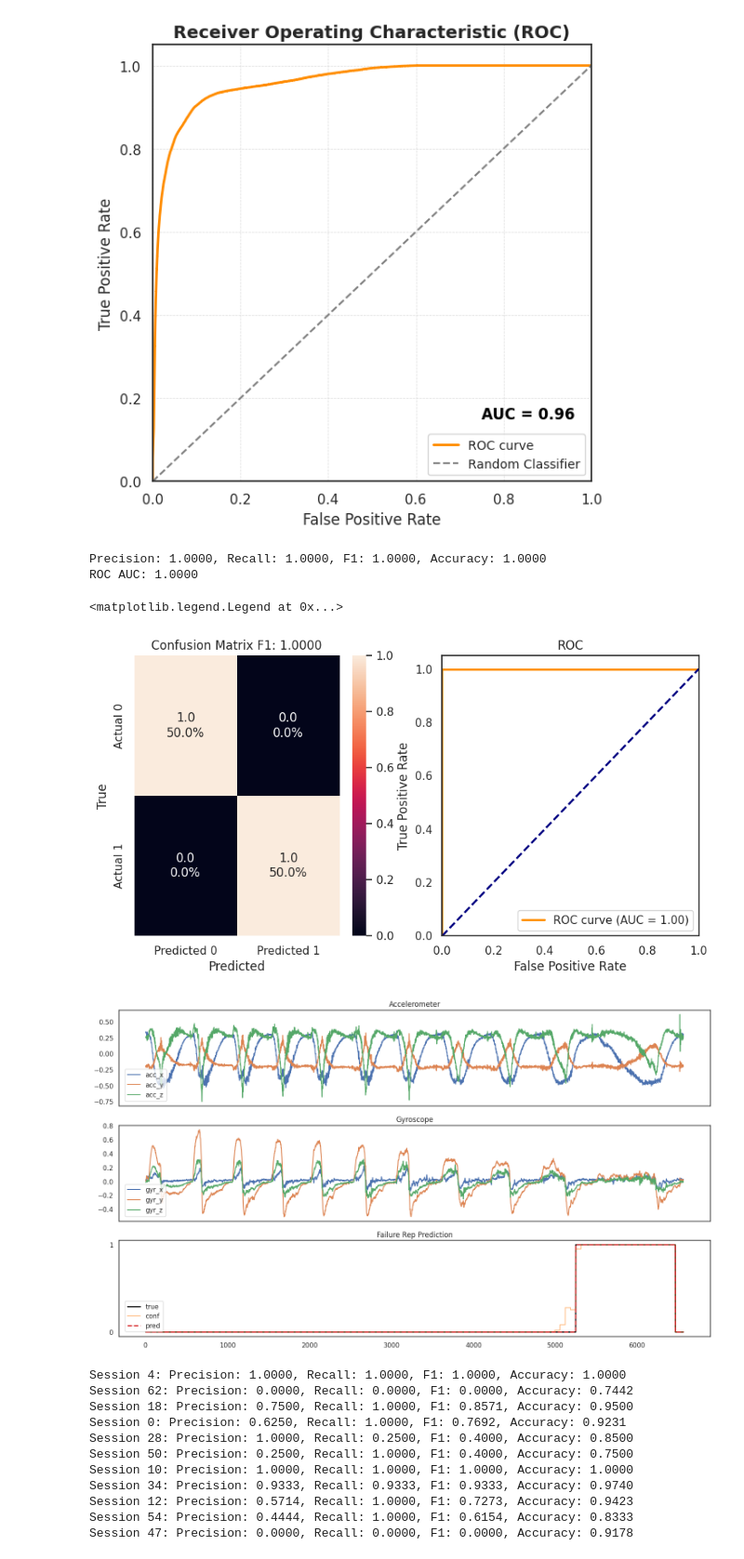
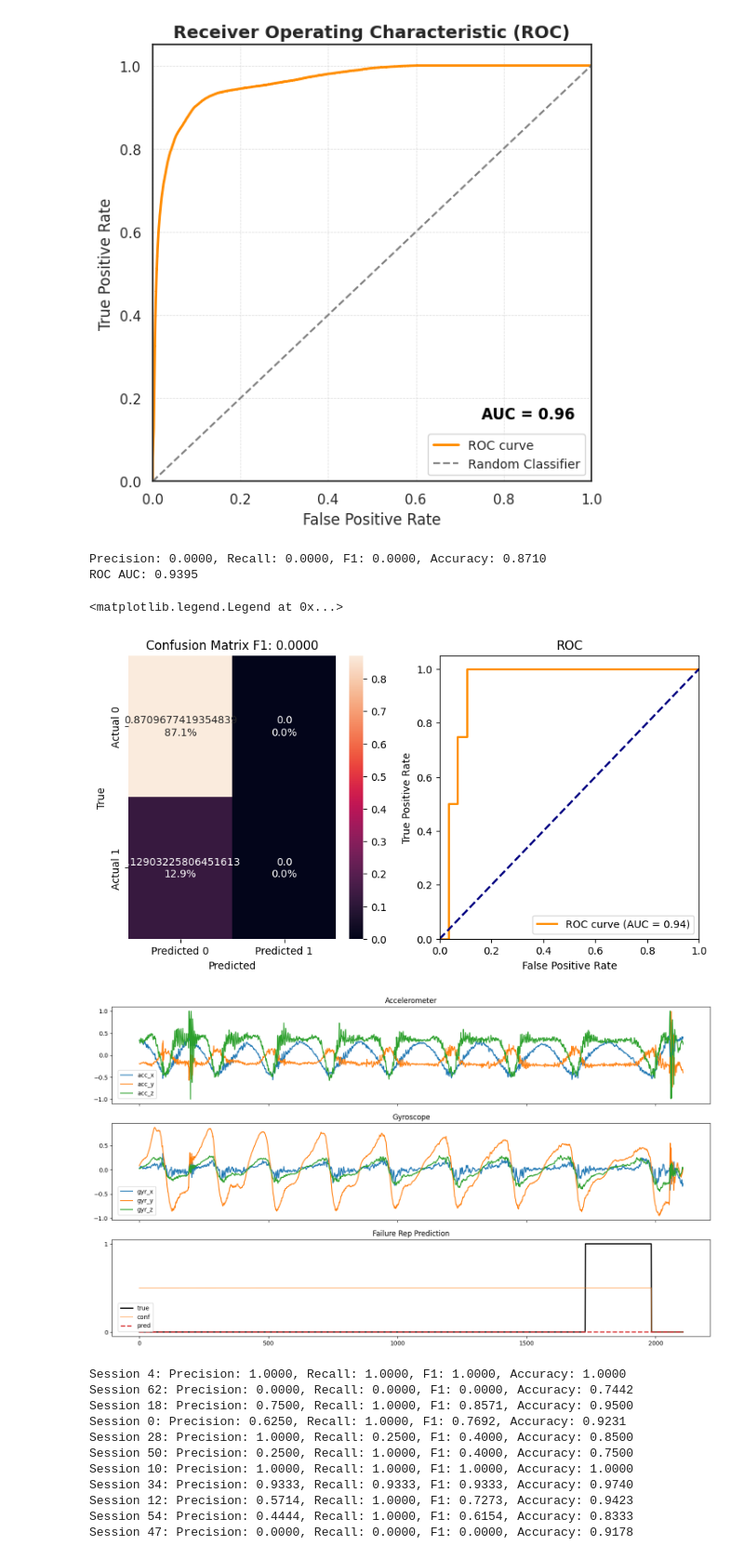
Before and after one commit to Musa-Azeem/AI-hypertrophy-coach, a Jupyter notebook: ml-notebooks/temporal.ipynb, the cells around one changed output. Shown at 93% size. Saved outputs shown, nothing was run; the diff lists cells and outputs as text; code cells hidden in the pictures.

```diff
--- a/ml-notebooks/temporal.ipynb
+++ b/ml-notebooks/temporal.ipynb
@@ -970,7 +970,7 @@ def evaluate_real_time(session_id, interval=64):
 
     return ypreds, ys, confs, precision, recall, f1, accuracy, cm
 # %%
-session_id = val_ids[6]
+session_id = val_ids[0]
 session = df[df['session_id'] == session_id]
 session_dataset = IMUDatasetSimple(session, winsize, LSTM_stride, transform=None, aug=False)
 interval = LSTM_stride
@@ -1018,37 +1018,37 @@ axes[1].set_ylim([0.0, 1.05])
 axes[1].set_xlabel('False Positive Rate')
 axes[1].set_ylabel('True Positive Rate')
 axes[1].set_title('ROC')
 axes[1].legend(loc="lower right")
 
 fig, axes = plt.subplots(3,1, sharex=True, figsize=(18,10))
 axes[0].set_title('Accelerometer')
 axes[0].plot(session['acc_x'].values, label='acc_x')
 axes[0].plot(session['acc_y'].values, label='acc_y')
 axes[0].plot(session['acc_z'].values, label='acc_z')
 
 axes[1].set_title('Gyroscope')
 axes[1].plot(session['gyr_x'].values, label='gyr_x')
 axes[1].plot(session['gyr_y'].values, label='gyr_y')
 axes[1].plot(session['gyr_z'].values, label='gyr_z')
 
 axes[2].set_title('Failure Rep Prediction')
 axes[2].plot(ys, label='true', linewidth=2, color='black')
 axes[2].plot(confs, label='conf', alpha=0.5, color='tab:orange')
 axes[2].plot(ypreds, label='pred', linestyle='--', linewidth=2, color='tab:red')
 axes[2].set_yticklabels(['0','1'])
 axes[2].set_yticks([0,1])
 
 # axes[3].plot(session['rir'].values, label='rir')
 axes[0].legend(loc=(.01, .05))
 axes[1].legend(loc=(.01, .05))
 axes[2].legend(loc=(.01, .05))
 # axes[3].legend(loc=(1.01, 0))
 # %% [output]
-Precision: 1.0000, Recall: 1.0000, F1: 1.0000, Accuracy: 1.0000
-ROC AUC: 1.0000
+Precision: 0.0000, Recall: 0.0000, F1: 0.0000, Accuracy: 0.8710
+ROC AUC: 0.9395
 <matplotlib.legend.Legend at 0x...>
-[figure, old version]
+[figure, new version]
-[figure, old version]
+[figure, new version]
 # %%
 precision, recall, f1, acc = [], [], [], []
 for val_id in val_ids:
```
Also changed, not shown: parts of 3 cells of this notebook, 3 other files.
